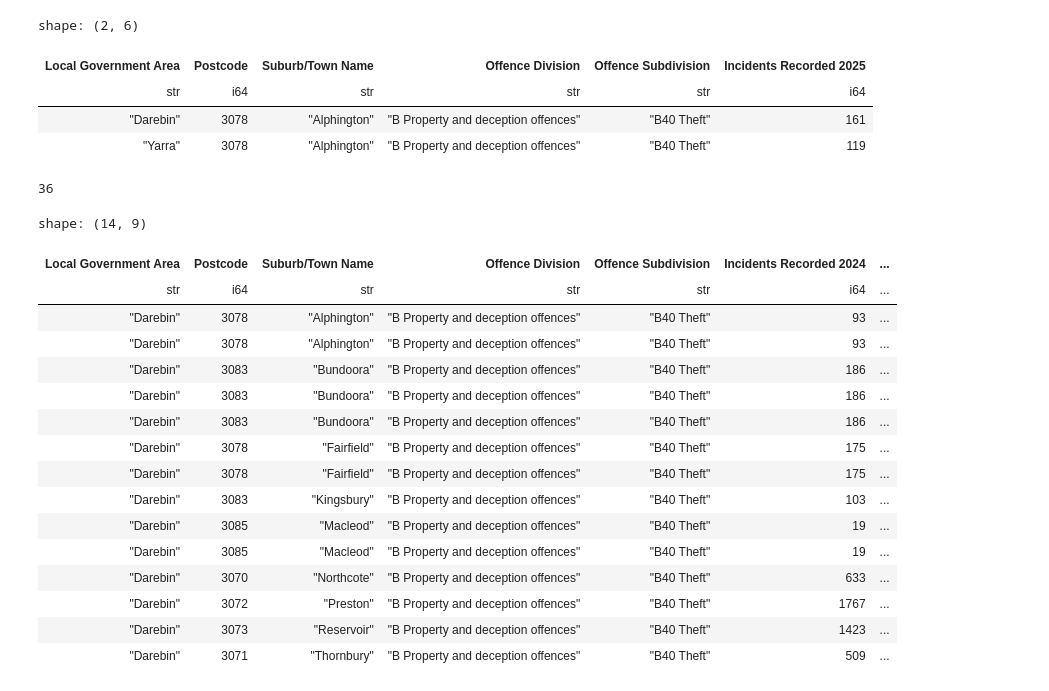
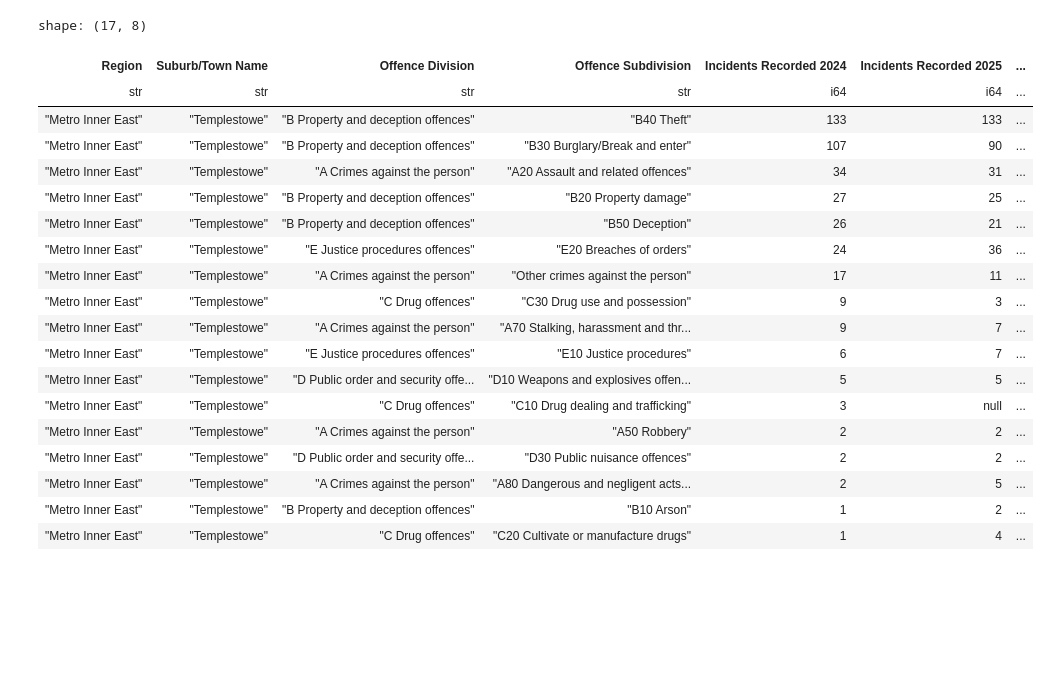
Before and after one commit to DamnThisIsAnUnnecessarilyLongName/blank-app, a Jupyter notebook: scratch copy.ipynb, the cells around one changed output. Drawn from its saved outputs; the diff is of its cells as text; code cells hidden in the pictures; blank space fills up the shorter version.

```diff
--- a/scratch copy.ipynb
+++ b/scratch copy.ipynb
@@ -16,3 +21,4 @@ df = pl.read_excel("data/Data_Tables_LGA_Criminal_Incidents_Year_Ending_March_20
 #               "SA3 name", "SA2 code", "SA2 name","2023 Pop", "2024 Pop",
 #               "2023-24 Change", "2023-24 Change %", "Natural Increase", "Net internal migration",
 #               "Net oveseas migration","Area","Population Density"]
+df_map = pl.read_csv("data/mapping_fnl.csv")
@@ -31,11 +74,11 @@ shape: (5, 9)
 pl.Config.set_fmt_str_lengths(50)
 pl.Config.set_tbl_rows(30)
 df_2024=(
-    df
+    df_joined
         .filter(pl.col("Year") == 2024)
         # .filter(pl.col("Offence Subdivision") == "B40 Theft")
 
-        .group_by(["Year","Local Government Area","Postcode", "Suburb/Town Name", "Offence Division", 'Offence Subdivision'])
+        .group_by(["Year","Region", "Suburb/Town Name", "Offence Division", 'Offence Subdivision'])
         .agg(
             pl.sum("Incidents Recorded")
         )
@@ -47,14 +90,11 @@ df_2024=(
 df_2024.write_csv("data/df_crime_2024.csv")
 # %%
 pl.Config.set_tbl_rows(100)
-# df_2025=
-(
-    df
+df_2025=(
+    df_joined
         .filter(pl.col("Year") == 2025)
-        .filter(pl.col("Suburb/Town Name") == 'Alphington')
-        .filter(pl.col("Offence Subdivision") == 'B40 Theft')
 
-        .group_by(["Year","Local Government Area","Postcode", "Suburb/Town Name", "Offence Division", 'Offence Subdivision'])
+        .group_by(["Year","Region", "Suburb/Town Name", "Offence Division", 'Offence Subdivision'])
         .agg(
             pl.sum("Incidents Recorded")
         )
@@ -65,22 +105,16 @@ pl.Config.set_tbl_rows(100)
         [:,1:9] # select relevant columns
 )
 # df_2025.write_csv("data/df_crime_2025.csv")
-# %% [output]
-shape: (2, 6)
-| Local Government Area | Postcode | Suburb/Town Name | Offence Division | Offence Subdivision | Incidents Recorded 2025 |
-| str | i64 | str | str | str | i64 |
-| "Darebin" | 3078 | "Alphington" | "B Property and deception offences" | "B40 Theft" | 161 |
-| "Yarra" | 3078 | "Alphington" | "B Property and deception offences" | "B40 Theft" | 119 |
 # %%
 pl.Config.set_tbl_rows(20)
 df_crime=(
     df_2024
     .join(
         df_2025,
-        on = ['Postcode','Suburb/Town Name','Offence Subdivision'],
+        on = ['Suburb/Town Name','Offence Subdivision'],
         how = 'left'
     )
-    .select(["Local Government Area","Postcode", "Suburb/Town Name",
+    .select(["Region", "Suburb/Town Name",
              "Offence Division", 'Offence Subdivision',"Incidents Recorded 2024",
              "Incidents Recorded 2025"])
     # .filter(
@@ -91,7 +125,7 @@ df_crime=(
         pl.when(pl.col("Incidents Recorded 2024")>10) # do not record pcp change if sample is under 10
         .then(
             ((pl.col("Incidents Recorded 2025")/pl.col("Incidents Recorded 2024")) - 1)*100)
-        .otherwise(None)
+        .otherwise(0)
         )
         .alias("% change")
     )
@@ -111,33 +139,28 @@ x1 = int(df_crime.filter(pl.col("Local Government Area") == sel_council).filter(
-# %%
-x
-# %% [output]
-36
 # %%
 (
     df_crime
     .filter(
-        pl.col("Local Government Area") == 'Darebin'
+        pl.col('Suburb/Town Name') == 'Templestowe'
     )
-    .filter(
-        pl.col("Offence Subdivision")=='B40 Theft'
-    )
-    .sort("Suburb/Town Name")
 )
 # %% [output]
-shape: (14, 9)
+shape: (17, 8)
-| Local Government Area | Postcode | Suburb/Town Name | Offence Division | Offence Subdivision | Incidents Recorded 2024 | ... |
-| str | i64 | str | str | str | i64 | ... |
-| "Darebin" | 3078 | "Alphington" | "B Property and deception offences" | "B40 Theft" | 93 | ... |
-| "Darebin" | 3078 | "Alphington" | "B Property and deception offences" | "B40 Theft" | 93 | ... |
-| "Darebin" | 3083 | "Bundoora" | "B Property and deception offences" | "B40 Theft" | 186 | ... |
-| "Darebin" | 3083 | "Bundoora" | "B Property and deception offences" | "B40 Theft" | 186 | ... |
-| "Darebin" | 3083 | "Bundoora" | "B Property and deception offences" | "B40 Theft" | 186 | ... |
-| "Darebin" | 3078 | "Fairfield" | "B Property and deception offences" | "B40 Theft" | 175 | ... |
-| "Darebin" | 3078 | "Fairfield" | "B Property and deception offences" | "B40 Theft" | 175 | ... |
-| "Darebin" | 3083 | "Kingsbury" | "B Property and deception offences" | "B40 Theft" | 103 | ... |
-| "Darebin" | 3085 | "Macleod" | "B Property and deception offences" | "B40 Theft" | 19 | ... |
-| "Darebin" | 3085 | "Macleod" | "B Property and deception offences" | "B40 Theft" | 19 | ... |
-| "Darebin" | 3070 | "Northcote" | "B Property and deception offences" | "B40 Theft" | 633 | ... |
-| "Darebin" | 3072 | "Preston" | "B Property and deception offences" | "B40 Theft" | 1767 | ... |
-| "Darebin" | 3073 | "Reservoir" | "B Property and deception offences" | "B40 Theft" | 1423 | ... |
-| "Darebin" | 3071 | "Thornbury" | "B Property and deception offences" | "B40 Theft" | 509 | ... |
+| Region | Suburb/Town Name | Offence Division | Offence Subdivision | Incidents Recorded 2024 | Incidents Recorded 2025 | ... |
+| str | str | str | str | i64 | i64 | ... |
+| "Metro Inner East" | "Templestowe" | "B Property and deception offences" | "B40 Theft" | 133 | 133 | ... |
+| "Metro Inner East" | "Templestowe" | "B Property and deception offences" | "B30 Burglary/Break and enter" | 107 | 90 | ... |
+| "Metro Inner East" | "Templestowe" | "A Crimes against the person" | "A20 Assault and related offences" | 34 | 31 | ... |
+| "Metro Inner East" | "Templestowe" | "B Property and deception offences" | "B20 Property damage" | 27 | 25 | ... |
+| "Metro Inner East" | "Templestowe" | "B Property and deception offences" | "B50 Deception" | 26 | 21 | ... |
+| "Metro Inner East" | "Templestowe" | "E Justice procedures offences" | "E20 Breaches of orders" | 24 | 36 | ... |
+| "Metro Inner East" | "Templestowe" | "A Crimes against the person" | "Other crimes against the person" | 17 | 11 | ... |
+| "Metro Inner East" | "Templestowe" | "C Drug offences" | "C30 Drug use and possession" | 9 | 3 | ... |
+| "Metro Inner East" | "Templestowe" | "A Crimes against the person" | "A70 Stalking, harassment and thr... | 9 | 7 | ... |
+| "Metro Inner East" | "Templestowe" | "E Justice procedures offences" | "E10 Justice procedures" | 6 | 7 | ... |
+| "Metro Inner East" | "Templestowe" | "D Public order and security offe... | "D10 Weapons and explosives offen... | 5 | 5 | ... |
+| "Metro Inner East" | "Templestowe" | "C Drug offences" | "C10 Drug dealing and trafficking" | 3 | null | ... |
+| "Metro Inner East" | "Templestowe" | "A Crimes against the person" | "A50 Robbery" | 2 | 2 | ... |
+| "Metro Inner East" | "Templestowe" | "D Public order and security offe... | "D30 Public nuisance offences" | 2 | 2 | ... |
+| "Metro Inner East" | "Templestowe" | "A Crimes against the person" | "A80 Dangerous and negligent acts... | 2 | 5 | ... |
+| "Metro Inner East" | "Templestowe" | "B Property and deception offences" | "B10 Arson" | 1 | 2 | ... |
+| "Metro Inner East" | "Templestowe" | "C Drug offences" | "C20 Cultivate or manufacture drugs" | 1 | 4 | ... |
```
Also changed, not shown: parts of 15 cells of this notebook, 8 other files.
